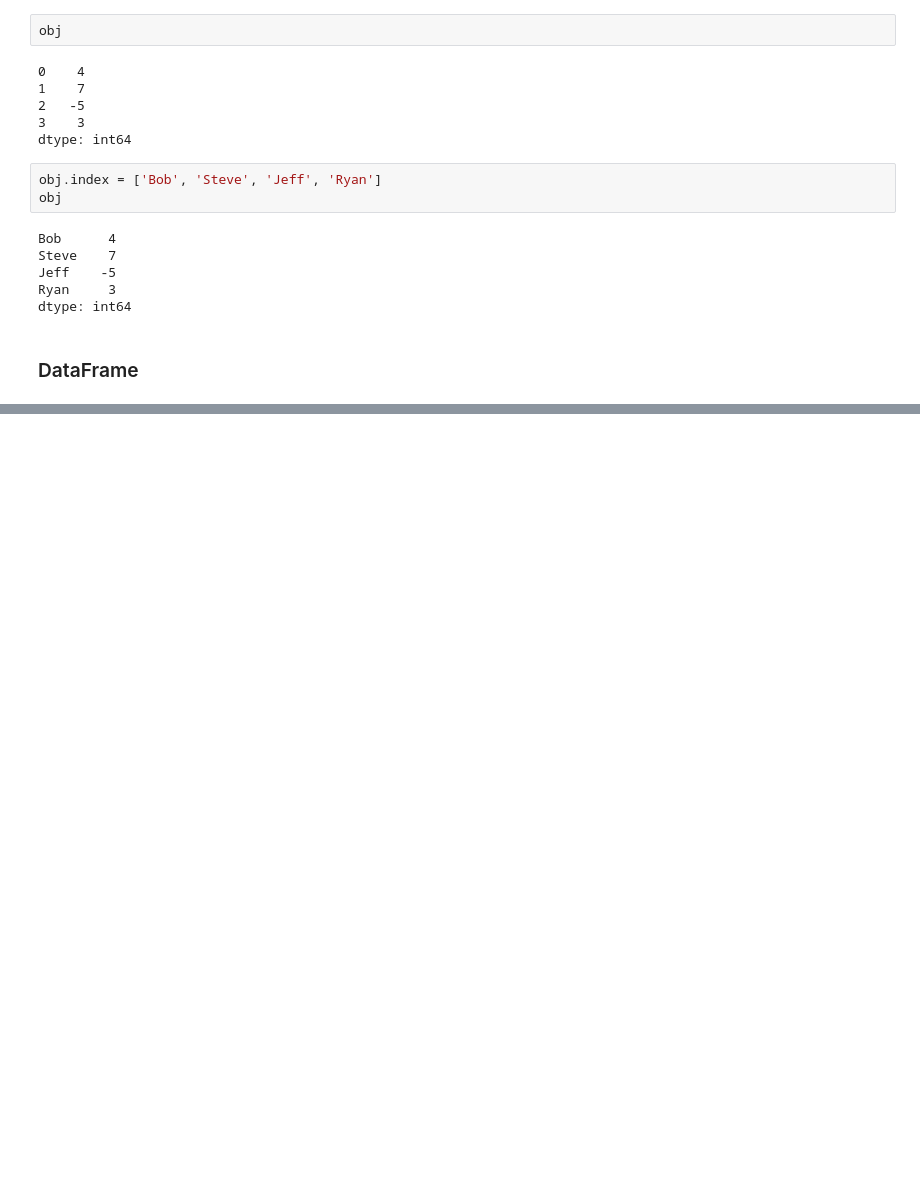
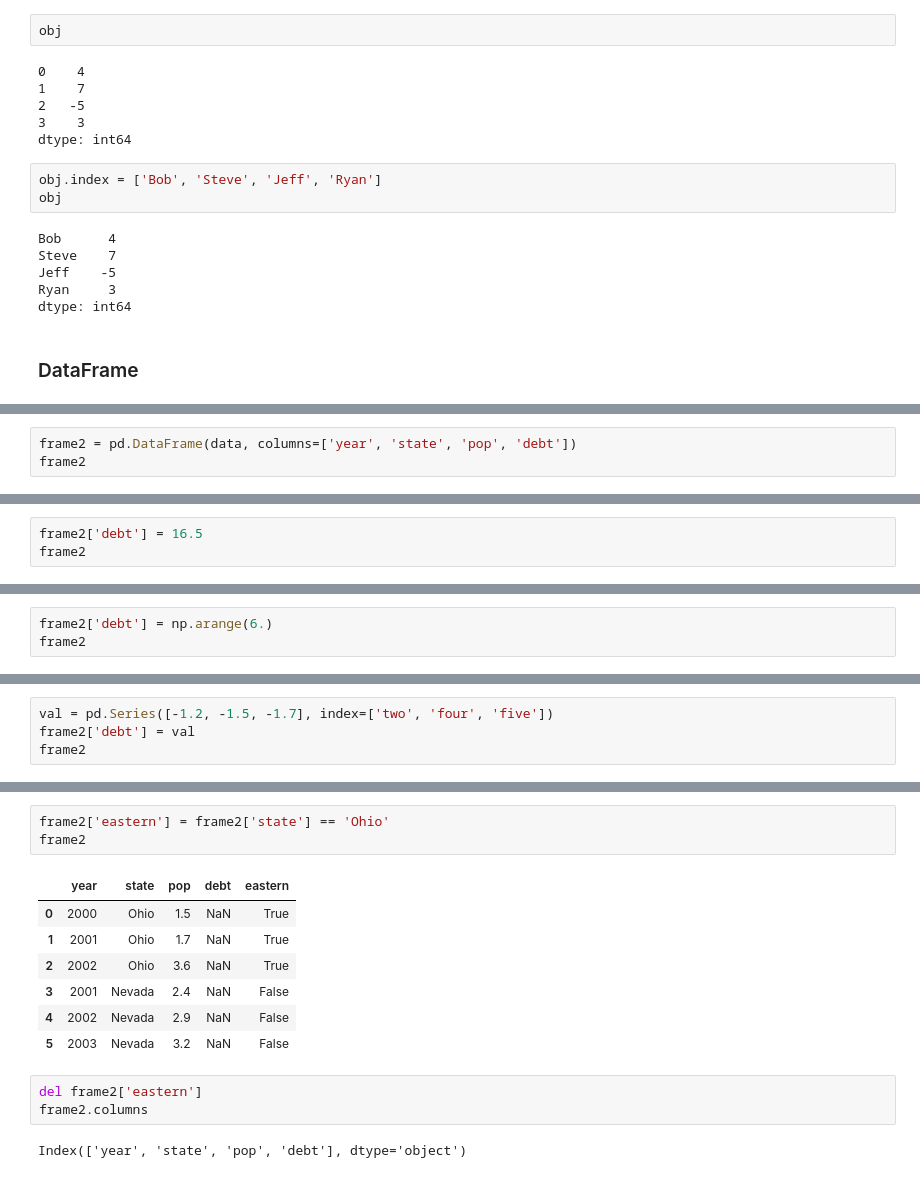
Before and after one commit to macedoti13/Python-for-Data-Analysis-Book, a Jupyter notebook: Chapter5.ipynb, the cells around one changed output, grey strips where cells are left out. Cells and saved outputs as stored; diff of their text form; blank space fills up the shorter version.

Commit message:
dataframes

```diff
--- a/Chapter5.ipynb
+++ b/Chapter5.ipynb
@@ -172,0 +199,3 @@ dtype: int64
+# %%
+frame2 = pd.DataFrame(data, columns=['year', 'state', 'pop', 'debt'])
+frame2
@@ -172,0 +246,3 @@ dtype: int64
+# %%
+frame2['debt'] = 16.5
+frame2
@@ -172,0 +257,3 @@ dtype: int64
+# %%
+frame2['debt'] = np.arange(6.)
+frame2
@@ -172,0 +268,4 @@ dtype: int64
+# %%
+val = pd.Series([-1.2, -1.5, -1.7], index=['two', 'four', 'five'])
+frame2['debt'] = val
+frame2
@@ -172,0 +280,16 @@ dtype: int64
+# %%
+frame2['eastern'] = frame2['state'] == 'Ohio'
+frame2
+# %% [output]
+|  | year | state | pop | debt | eastern |
+| 0 | 2000 | Ohio | 1.5 | NaN | True |
+| 1 | 2001 | Ohio | 1.7 | NaN | True |
+| 2 | 2002 | Ohio | 3.6 | NaN | True |
+| 3 | 2001 | Nevada | 2.4 | NaN | False |
+| 4 | 2002 | Nevada | 2.9 | NaN | False |
+| 5 | 2003 | Nevada | 3.2 | NaN | False |
+# %%
+del frame2['eastern']
+frame2.columns
+# %% [output]
+Index(['year', 'state', 'pop', 'debt'], dtype='object')
```
Also changed, not shown: parts of 19 cells of this notebook.
